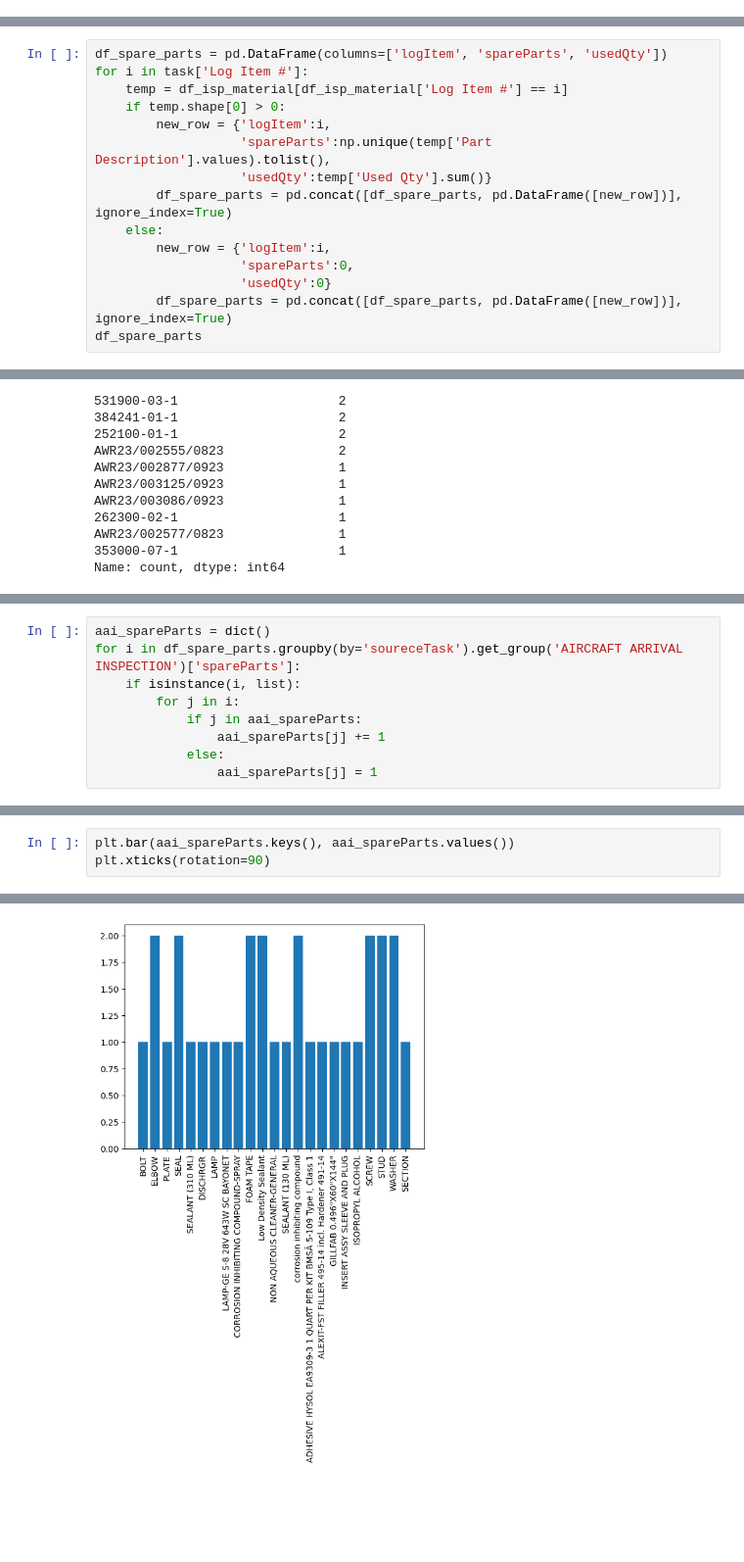
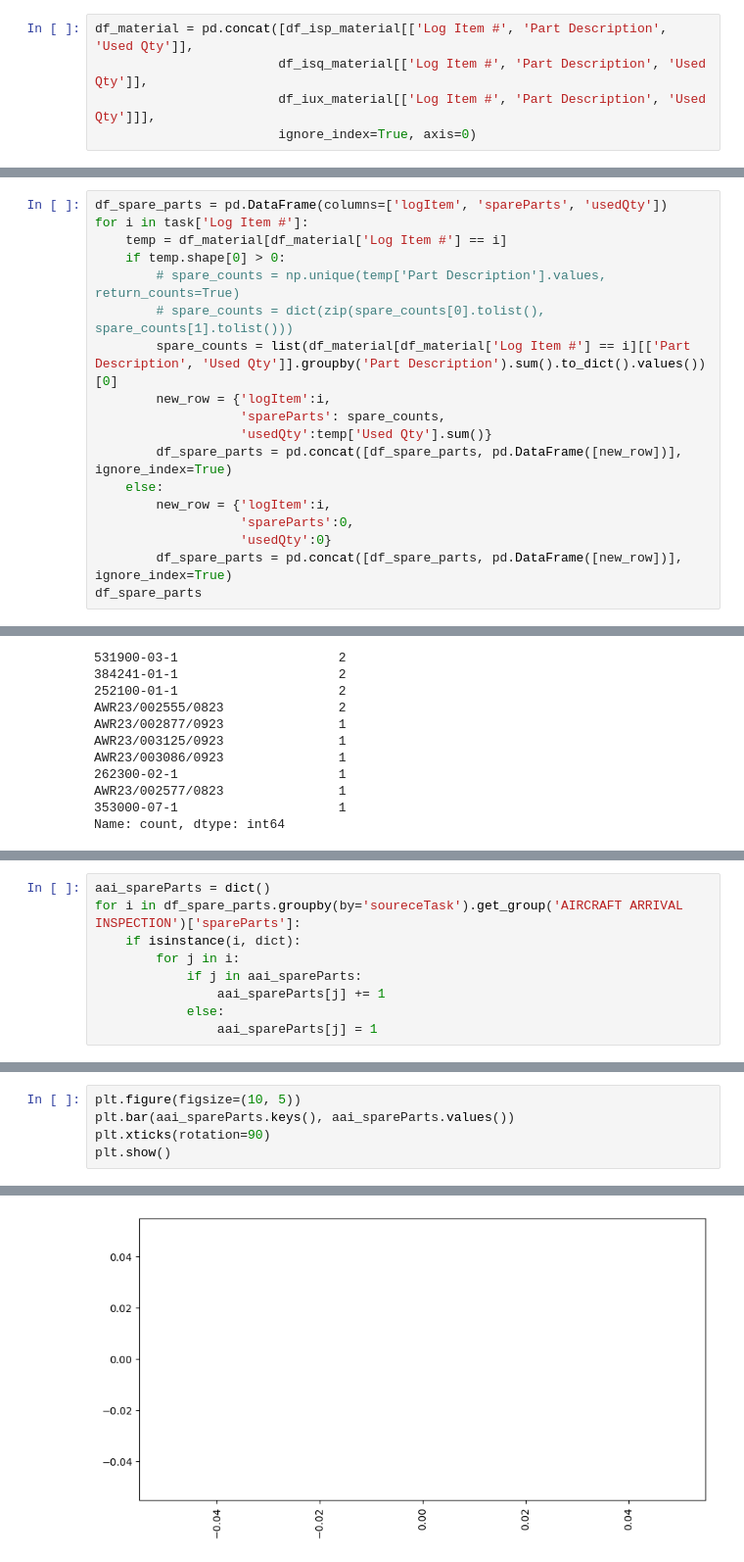
Before and after one commit to ranjithnrjk/gmr, a Jupyter notebook: flight_maintenance.ipynb, the cells around one changed output, grey strips where cells are left out. Shown: that part at 98% size. Drawn from its saved outputs; the diff is of its cells as text; blank space fills up the shorter version.

Commit message:
spare parts table and single logitems in man_hrs

```diff
--- a/flight_maintenance.ipynb
+++ b/flight_maintenance.ipynb
@@ -1323,3 +1331,8 @@ df_isp_material.head(2)
 |  | Sl.No | Regn# | Package # | Log Item # | Task Description | Issued Part # | Part Description | ... |
 | 0 | 1 | VT-ISP | HMV23/000059/0923 | ISSUE OF COMMERCIAL ITEMS | ISSUE OF COMMERCIAL ITEMS FOR AIR... | 3246 | COTTON RAGS(KGS)-White | ... |
 | 1 | 2 | VT-ISP | HMV23/000059/0923 | AWR23/003127/0923 | CARRY OUT PAINT TOUCH UP | 3246 | COTTON RAGS(KGS)-White | ... |
+# %%
+df_material = pd.concat([df_isp_material[['Log Item #', 'Part Description', 'Used Qty']],
+                        df_isq_material[['Log Item #', 'Part Description', 'Used Qty']],
+                        df_iux_material[['Log Item #', 'Part Description', 'Used Qty']]],
+                        ignore_index=True, axis=0)
@@ -1326,10 +1363,13 @@ df_isp_material.head(2)
 # %%
 df_spare_parts = pd.DataFrame(columns=['logItem', 'spareParts', 'usedQty'])
 for i in task['Log Item #']:
-    temp = df_isp_material[df_isp_material['Log Item #'] == i]
+    temp = df_material[df_material['Log Item #'] == i]
     if temp.shape[0] > 0:
+        # spare_counts = np.unique(temp['Part Description'].values, return_counts=True)
+        # spare_counts = dict(zip(spare_counts[0].tolist(), spare_counts[1].tolist()))
+        spare_counts = list(df_material[df_material['Log Item #'] == i][['Part Description', 'Used Qty']].groupby('Part Description').sum().to_dict().values())[0]
         new_row = {'logItem':i,
-                   'spareParts':np.unique(temp['Part Description'].values).tolist(),
+                   'spareParts': spare_counts,
                    'usedQty':temp['Used Qty'].sum()}
         df_spare_parts = pd.concat([df_spare_parts, pd.DataFrame([new_row])], ignore_index=True)
     else:
@@ -1439,7 +1505,7 @@ Name: count, dtype: int64
 # %%
 aai_spareParts = dict()
 for i in df_spare_parts.groupby(by='soureceTask').get_group('AIRCRAFT ARRIVAL INSPECTION')['spareParts']:
-    if isinstance(i, list):
+    if isinstance(i, dict):
         for j in i:
             if j in aai_spareParts:
                 aai_spareParts[j] += 1
@@ -1448,4 +1534,6 @@ for i in df_spare_parts.groupby(by='soureceTask').get_group('AIRCRAFT ARRIVAL IN
 # %%
+plt.figure(figsize=(10, 5))
 plt.bar(aai_spareParts.keys(), aai_spareParts.values())
 plt.xticks(rotation=90)
+plt.show()
 # %% [output]
@@ -1469 +1540 @@ plt.xticks(rotation=90)
-[figure, old version]
+[figure, new version]
```
Also changed, not shown: parts of 33 cells of this notebook, 3 other files.
